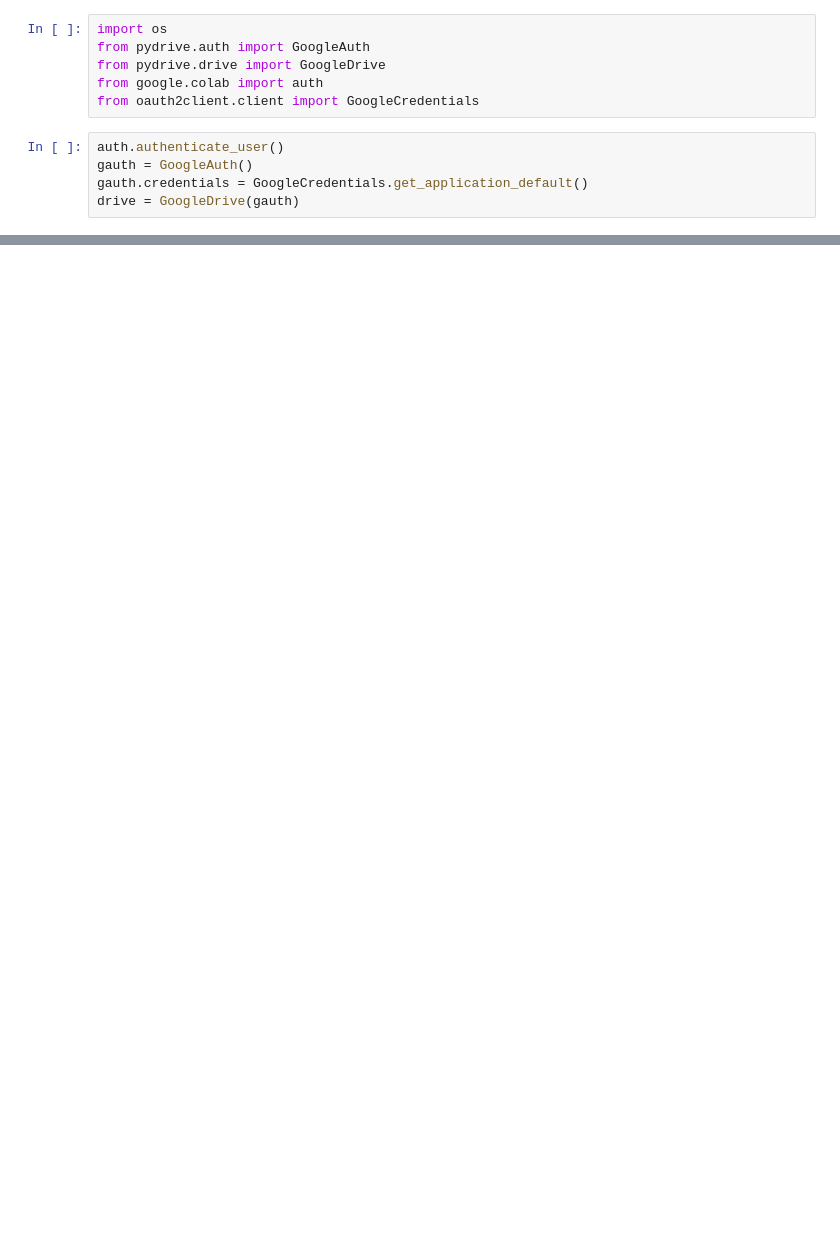
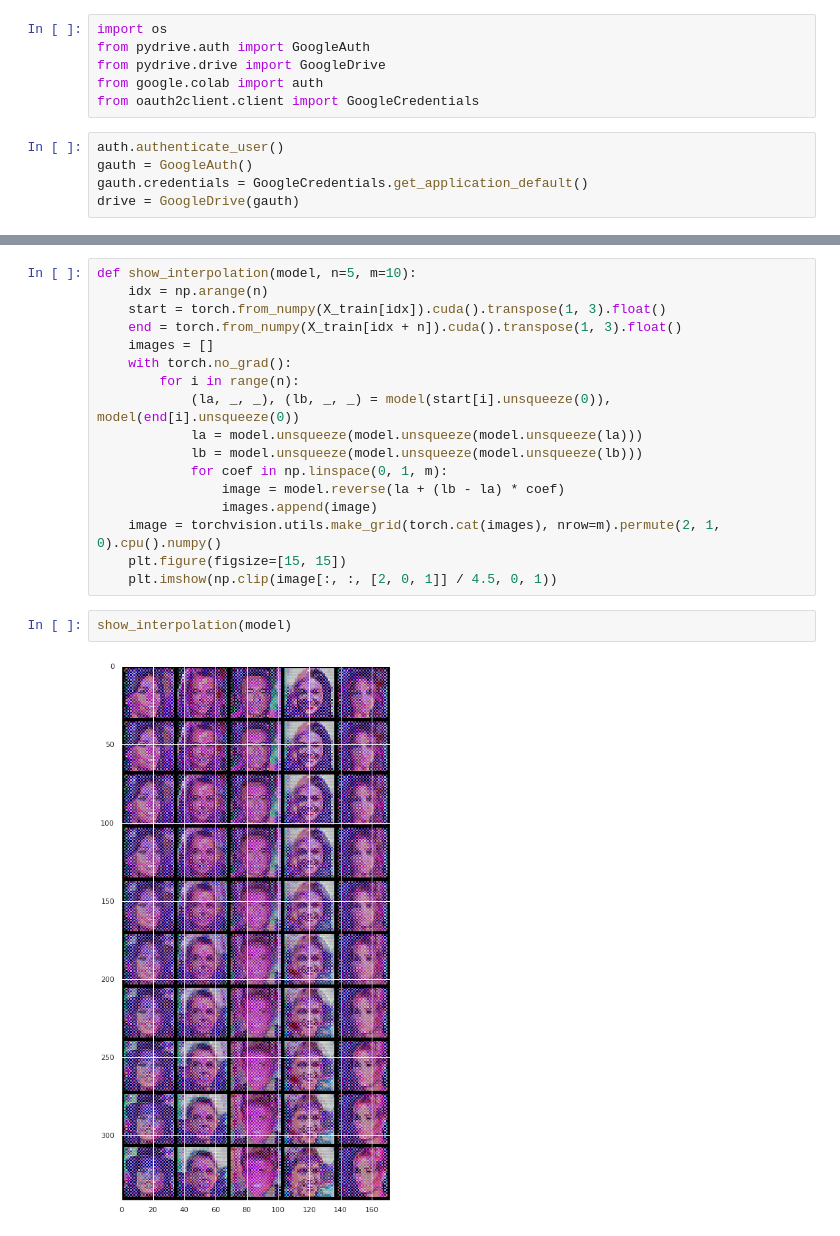
Before and after one commit to vladimirrim/DUL, a Jupyter notebook: Hw_3.ipynb, the cells around one changed output, grey strips where cells are left out. Cells and saved outputs as stored; diff of their text form; blank space fills up the shorter version.

```diff
--- a/Hw_3.ipynb
+++ b/Hw_3.ipynb
@@ -299,0 +266,21 @@ RuntimeError: ignored
+# %%
+def show_interpolation(model, n=5, m=10):
+    idx = np.arange(n)
+    start = torch.from_numpy(X_train[idx]).cuda().transpose(1, 3).float()
+    end = torch.from_numpy(X_train[idx + n]).cuda().transpose(1, 3).float()
+    images = []
+    with torch.no_grad():
+        for i in range(n):
+            (la, _, _), (lb, _, _) = model(start[i].unsqueeze(0)), model(end[i].unsqueeze(0))
+            la = model.unsqueeze(model.unsqueeze(model.unsqueeze(la)))
+            lb = model.unsqueeze(model.unsqueeze(model.unsqueeze(lb)))
+            for coef in np.linspace(0, 1, m):
+                image = model.reverse(la + (lb - la) * coef)
+                images.append(image)
+    image = torchvision.utils.make_grid(torch.cat(images), nrow=m).permute(2, 1, 0).cpu().numpy()
+    plt.figure(figsize=[15, 15])
+    plt.imshow(np.clip(image[:, :, [2, 0, 1]] / 4.5, 0, 1))
+# %%
+show_interpolation(model)
+# %% [output]
+[figure, added]
```
Also changed, not shown: parts of 24 cells of this notebook.
